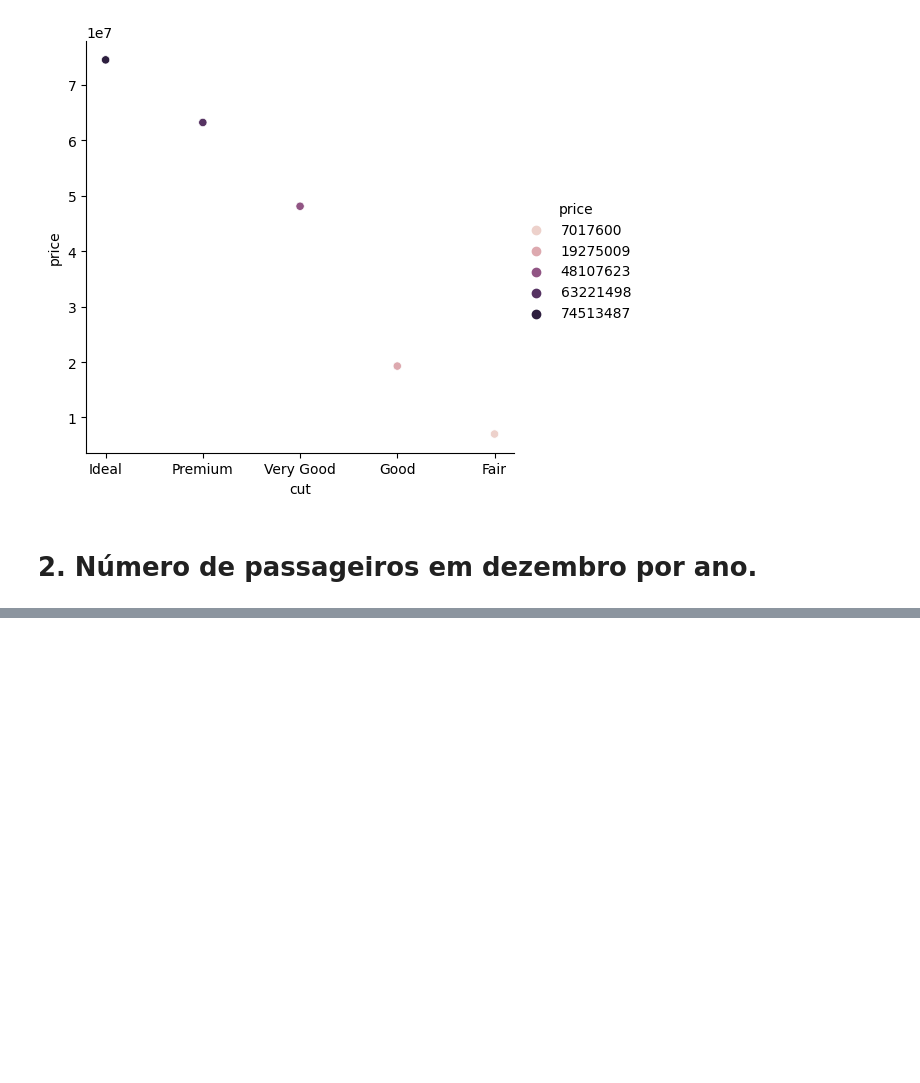
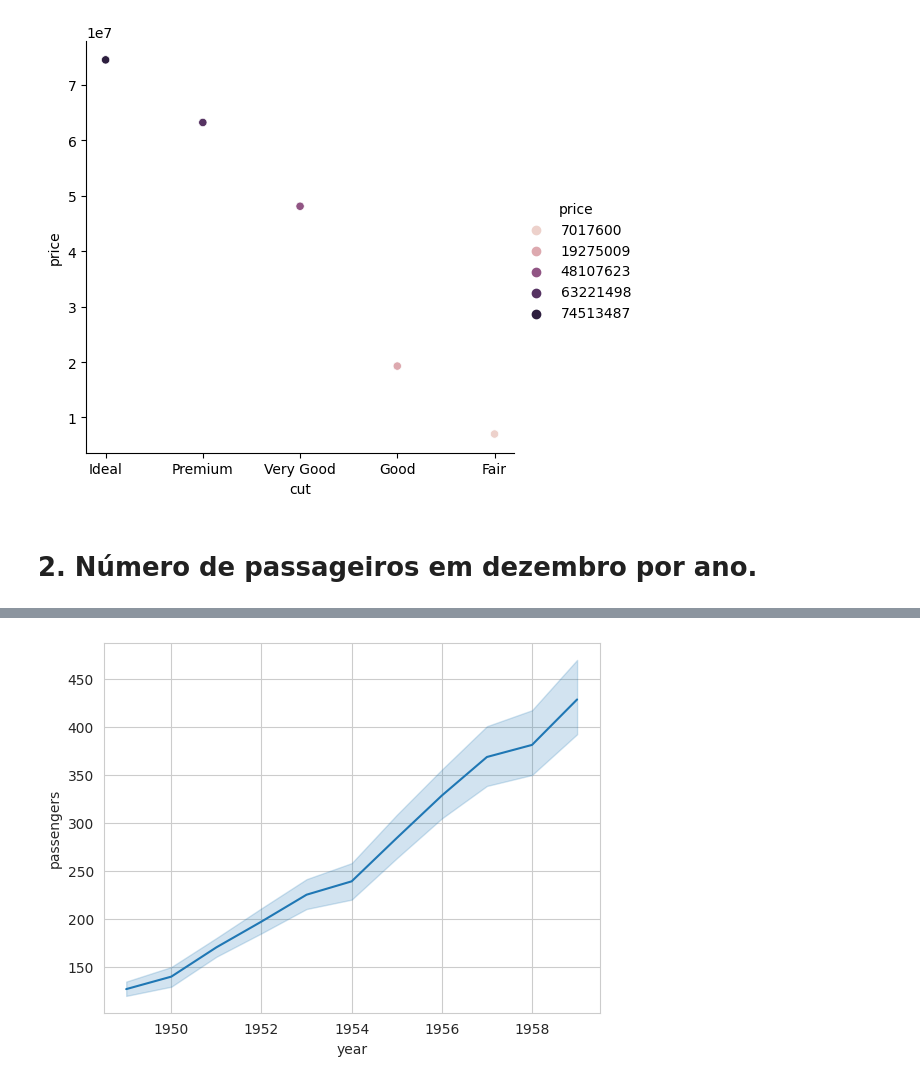
Before and after one commit to freirefellipe/ebac, a Jupyter notebook: MOD14-resolvido.ipynb, the cells around one changed output, grey strips where cells are left out. Saved outputs shown, nothing was run; the diff lists cells and outputs as text; code cells hidden in the pictures; blank space fills up the shorter version.

```diff
--- a/MOD14-resolvido.ipynb
+++ b/MOD14-resolvido.ipynb
@@ -45,0 +65,8 @@ diamonds_graphic = seaborn.relplot(data=diamonds_cut_price, x='cut', y='price',
+# %%
+flights_ds = seaborn.load_dataset('flights')
+flights10years = flights_ds.query('1949 <= year <= 1959')
+
+with seaborn.axes_style('whitegrid'):
+  flights10years_graph = seaborn.lineplot(data=flights10years, x='year', y='passengers')
+# %% [output]
+[figure, added]
```
Also changed, not shown: parts of 14 cells of this notebook.
